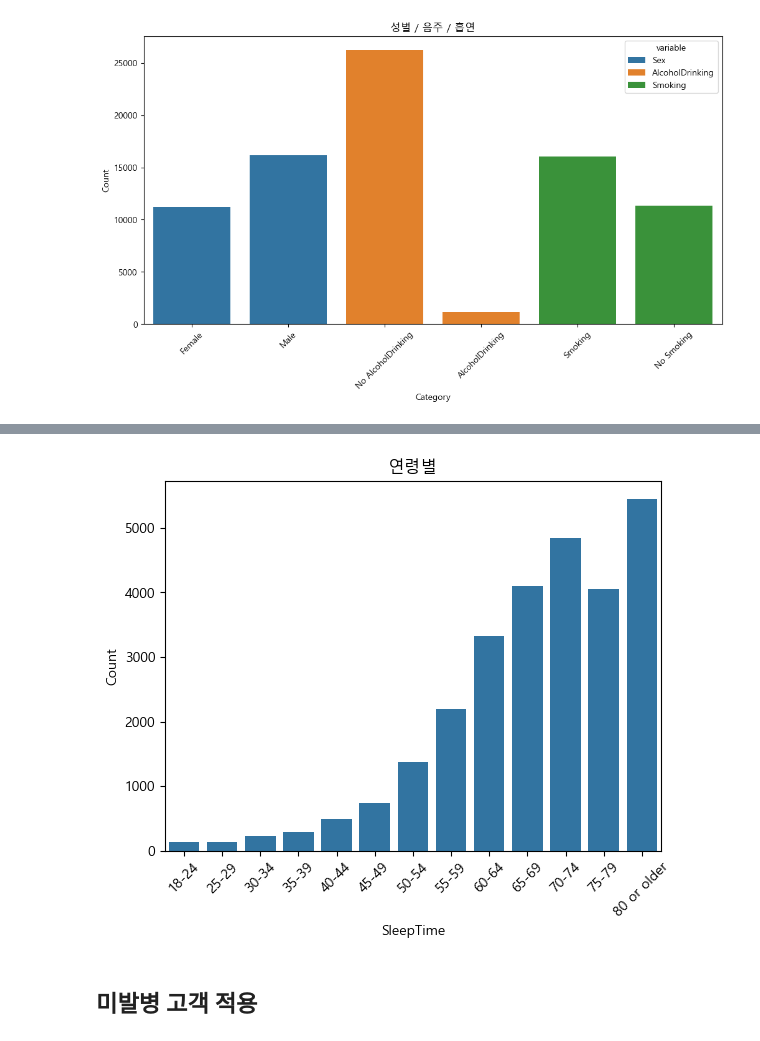
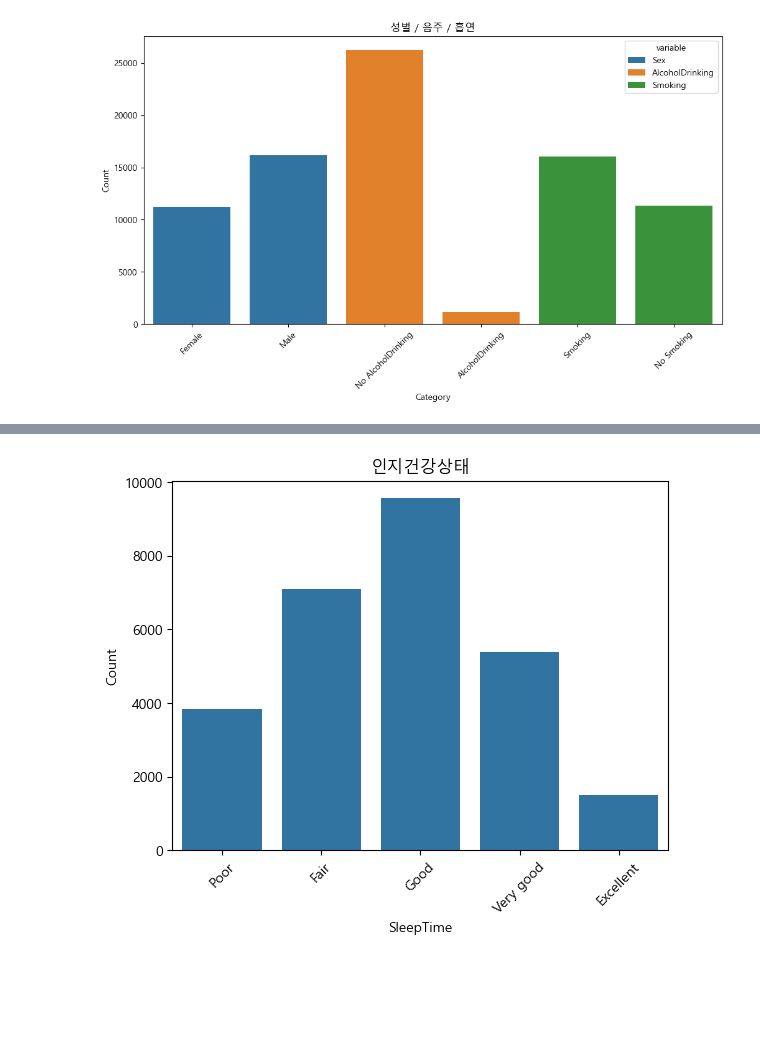
Before and after one commit to nohjuhyeon/healthcare_team, a Jupyter notebook: docs/yohan/Analysis/helth_analysis.ipynb, the cells around one changed output, grey strips where cells are left out. Cells and saved outputs as stored; diff of their text form; code cells hidden in the pictures; blank space fills up the shorter version.

```diff
--- a/docs/yohan/Analysis/helth_analysis.ipynb
+++ b/docs/yohan/Analysis/helth_analysis.ipynb
@@ -258,13 +494,11 @@ plt.show()
 # %%
-orders = sorted(df_imnotok['AgeCategory'].unique())
+orders = ['Poor','Fair','Good','Very good','Excellent']
 
-sns.countplot(data=df_imnotok, x='AgeCategory',order=orders)
+sns.countplot(data=df_imnotok, x='GenHealth',order=orders)
 plt.xlabel('SleepTime')
 plt.ylabel('Count')
-plt.title('연령별')
+plt.title('인지건강상태')
 plt.xticks(rotation=45)
 plt.show()
 # %% [output]
-[figure, old version]
+[figure, new version]
-# %% [markdown]
-## 미발병 고객 적용
```
Also changed, not shown: parts of 25 cells of this notebook.
